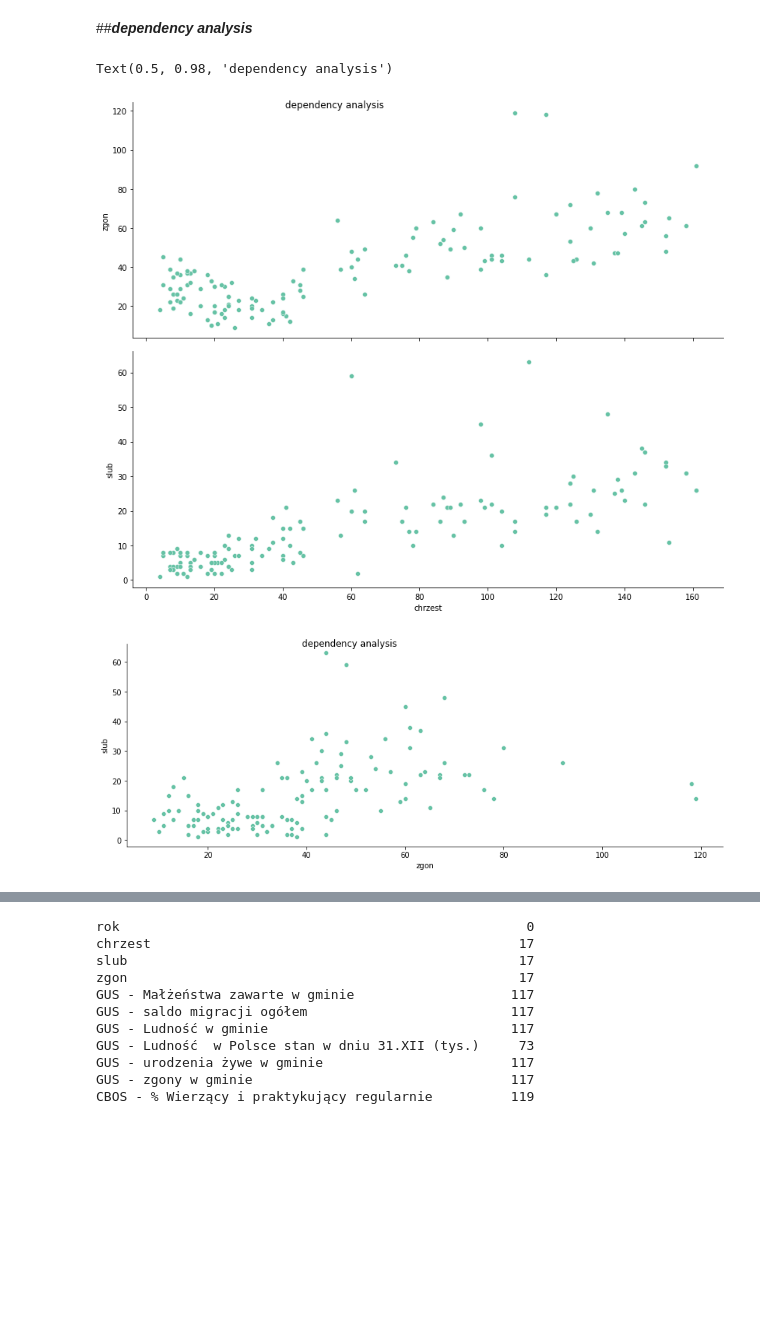
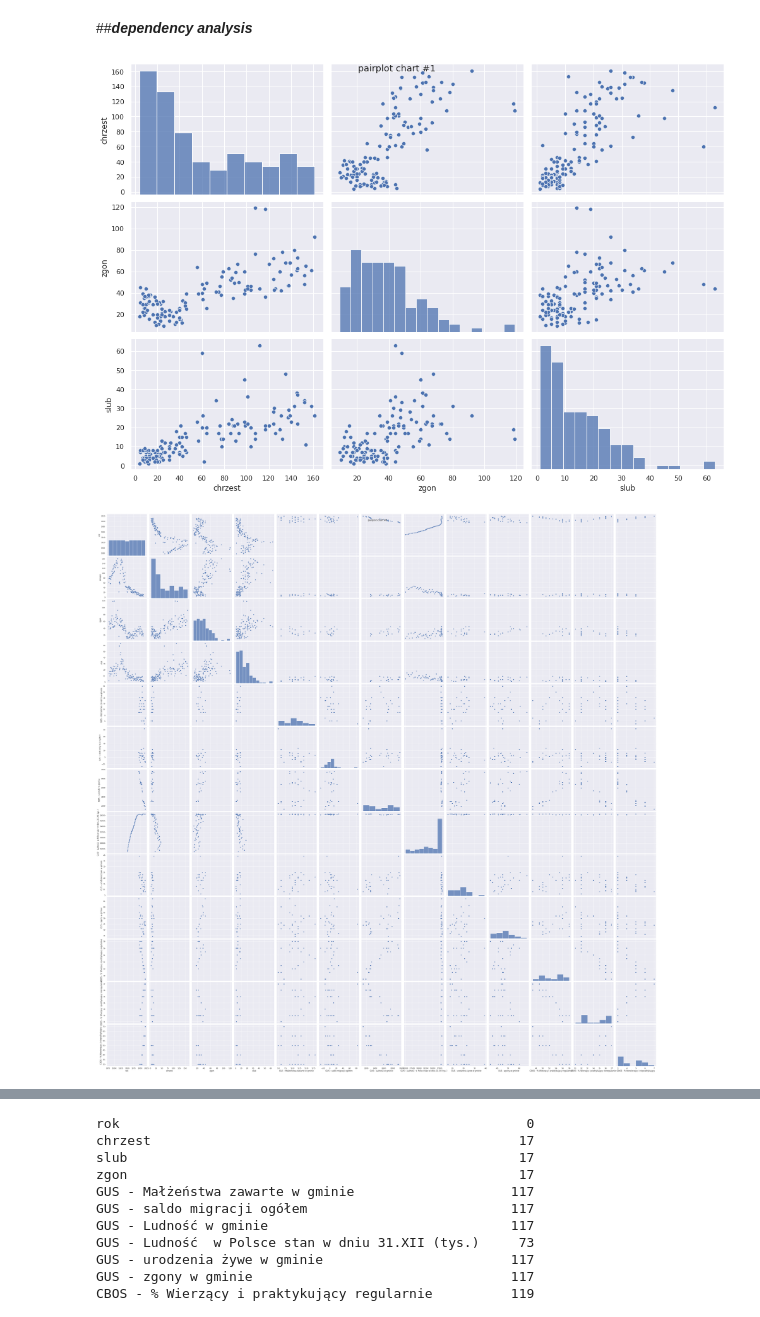
Before and after one commit to zuzannazak/PhD2022Bialowieza, a Jupyter notebook: 💖projekt.ipynb, the cells around one changed output, grey strips where cells are left out. Cells and saved outputs as stored; diff of their text form; code cells hidden in the pictures; blank space fills up the shorter version.

```diff
--- a/💖projekt.ipynb
+++ b/💖projekt.ipynb
@@ -183,14 +271,22 @@ plt.show()
 # ***analysis***
 # %% [markdown]
 ##***dependency analysis***
+# %%
+merged_df = pd.merge(df_aggregateddata, DF, on="rok")
 # %%
-g=sns.pairplot(df, x_vars=["chrzest"], y_vars=["zgon", "slub"])
-g.fig.suptitle("dependency analysis")
+g=sns.pairplot(merged_df, x_vars=["chrzest", "zgon", "slub"], y_vars=["chrzest", "zgon", "slub"])
+g.fig.suptitle("pairplot chart #1")
 g.fig.set_size_inches(15,10)
-g=sns.pairplot(df, x_vars=["zgon"], y_vars=["slub"])
-g.fig.set_size_inches(15,5)
-g.fig.suptitle("dependency analysis")
 # %% [output]
-Text(0.5, 0.98, 'dependency analysis')
-[figure, old version]
+[figure, new version]
-[figure, removed]
+# %%
+g=sns.pairplot(df_aggregateddata, y_vars=["rok", "chrzest", "zgon", "slub", "GUS - Małżeństwa zawarte w gminie", "GUS - saldo migracji ogółem", "GUS - Ludność w gminie",
+                                  "GUS - Ludność  w Polsce stan w dniu 31.XII (tys.)", "GUS - urodzenia żywe w gminie", "GUS - zgony w gminie",
+                                  "CBOS - % Wierzący i praktykujący regularnie", "CBOS - % Wierzący i praktykujący nieregularnie", "CBOS - % Niewierzący i niepraktykujący"],
+               x_vars= ["rok", "chrzest", "zgon", "slub", "GUS - Małżeństwa zawarte w gminie", "GUS - saldo migracji ogółem", "GUS - Ludność w gminie",
+                                  "GUS - Ludność  w Polsce stan w dniu 31.XII (tys.)", "GUS - urodzenia żywe w gminie", "GUS - zgony w gminie",
+                                  "CBOS - % Wierzący i praktykujący regularnie", "CBOS - % Wierzący i praktykujący nieregularnie", "CBOS - % Niewierzący i niepraktykujący"], height=5, dropna=True)
+g.fig.suptitle("pairplot chart #2")
+g.fig.set_size_inches(50,50)
+# %% [output]
+[figure, added]
```
Also changed, not shown: parts of 83 cells of this notebook.
